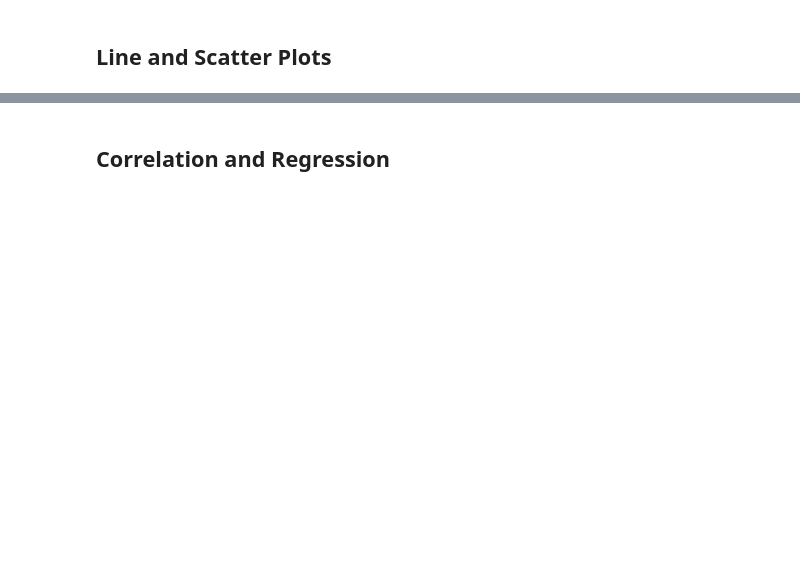
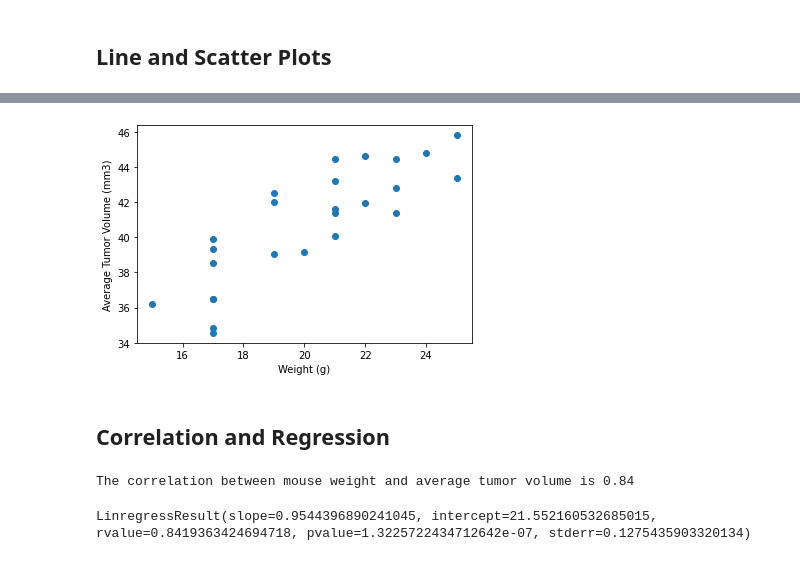
Before and after one commit to kasturiswapna/Matplotlib-challenge, a Jupyter notebook: Pymaceuticals/pymaceuticals_starter.ipynb, the cells around one changed output, grey strips where cells are left out. Cells and saved outputs as stored; diff of their text form; code cells hidden in the pictures; blank space fills up the shorter version.

```diff
--- a/Pymaceuticals/pymaceuticals_starter.ipynb
+++ b/Pymaceuticals/pymaceuticals_starter.ipynb
@@ -203,7 +357,26 @@ plt.pie(df1['Mouse ID'], explode=explode, labels=labels, colors=colors,shadow=Tr
 # %%
 # Generate a scatter plot of average tumor volume vs. mouse weight for the Capomulin regimen
+
+capavg = cap_df.groupby(['Mouse ID']).mean()
+plt.scatter(capavg['Weight (g)'],capavg['Tumor Volume (mm3)'])
+plt.xlabel('Weight (g)')
+plt.ylabel('Average Tumor Volume (mm3)')
+
+plt.savefig('scatterplot')
+plt.show()
+# %% [output]
+[figure, added]
 # %% [markdown]
 ## Correlation and Regression
 # %%
 # Calculate the correlation coefficient and linear regression model
 # for mouse weight and average tumor volume for the Capomulin regimen
+corr=round(st.pearsonr(capavg['Weight (g)'],capavg['Tumor Volume (mm3)'])[0],2)
+print(f"The correlation between mouse weight and average tumor volume is {corr}")
+# %% [output]
+The correlation between mouse weight and average tumor volume is 0.84
+# %%
+model=st.linregress(capavg['Weight (g)'],capavg['Tumor Volume (mm3)'])
+model
+# %% [output]
+LinregressResult(slope=0.9544396890241045, intercept=21.552160532685015, rvalue=0.8419363424694718, pvalue=1.3225722434712642e-07, stderr=0.1275435903320134)
```
Also changed, not shown: parts of 15 cells of this notebook, 4 other files.
